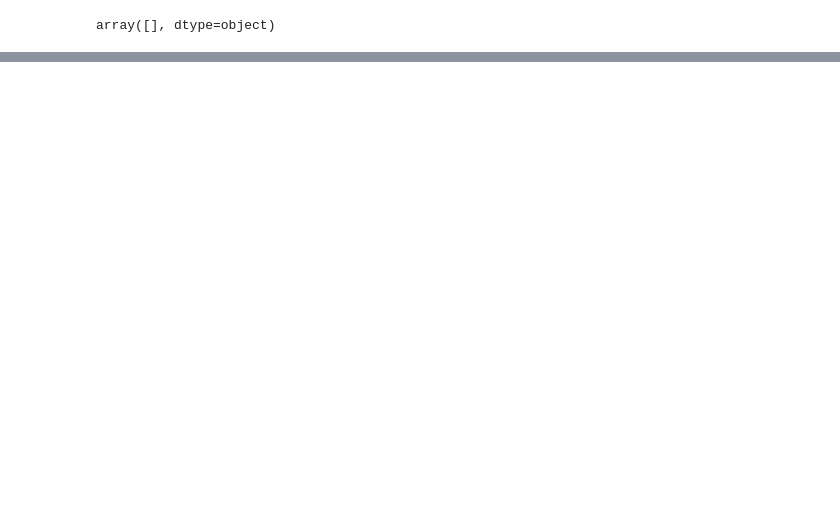
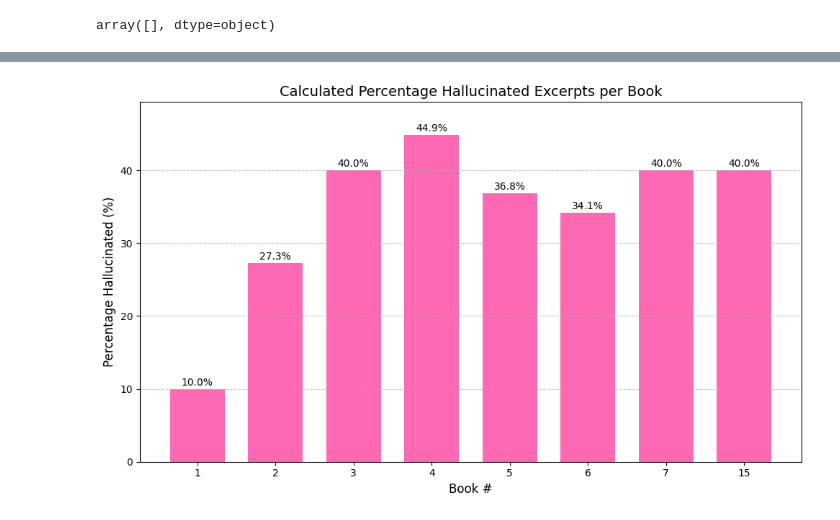
Before and after one commit to zymoncone/readiscoverers-backend, a Jupyter notebook: notebooks/gpt_excerpt_replacer.ipynb, the cells around one changed output, grey strips where cells are left out. Cells and saved outputs as stored; diff of their text form; code cells hidden in the pictures; blank space fills up the shorter version.

Commit message:
updated visualization

```diff
--- a/notebooks/gpt_excerpt_replacer.ipynb
+++ b/notebooks/gpt_excerpt_replacer.ipynb
@@ -367,3 +315,45 @@ plt.tight_layout()
+# %%
+# Combined DataFrame and align the data by 'Book #'
+comparison_df = pd.DataFrame({
+    'Null Counts': result_null_df['Total'],
+    'Total Excerpts': total_excerpts # This is the Unique Questions x 3 metric
+}).fillna(0)
+
+# Calculate Percentage of Nulls based on the user's requested formula
+comparison_df['Hallucinated Percentage'] = (
+    comparison_df['Null Counts'] /
+    (comparison_df['Null Counts'] + comparison_df['Total Excerpts']) * 100
+).fillna(0)
+
+# Sort Books Numerically
+comparison_df.index = comparison_df.index.astype(int)
+comparison_df = comparison_df.sort_index(ascending=True)
+
+# Plot
+book_numbers = comparison_df.index.astype(str)
+percentages = comparison_df['Hallucinated Percentage']
+
+fig, ax = plt.subplots(figsize=(10, 6))
+
+ax.bar(book_numbers, percentages, color='#FF69B4', width=0.7)
+
+# Add percentage labels on top of the bars
+for i, v in enumerate(percentages):
+    ax.text(i, v + 0.5, f'{v:.1f}%', ha='center', fontsize=10)
+
+# Labels and Title
+ax.set_ylabel('Percentage Hallucinated (%)', fontsize=12)
+ax.set_xlabel('Book #', fontsize=12)
+ax.set_title('Calculated Percentage Hallucinated Excerpts per Book', fontsize=14)
+
+# Set Y-axis limit
+ax.set_ylim(0, percentages.max() * 1.1 if not percentages.empty else 10)
+ax.grid(axis='y', linestyle='--', alpha=0.7)
+
+plt.tight_layout()
+plt.show()
+# %% [output]
+[figure, added]
 # %% [markdown]
 <a style='text-decoration:none;line-height:16px;display:flex;color:#5B5B62;padding:10px;justify-content:end;' href='https://deepnote.com?utm_source=created-in-deepnote-cell&projectId=f3468430-3cb1-4d6e-8fbc-21329270417f' target="_blank">
 <img alt='Created in deepnote.com' style='display:inline;max-height:16px;margin:0px;margin-right:7.5px;' src='embedded-picture-1' > </img>
```
Also changed, not shown: parts of 2 cells of this notebook.
